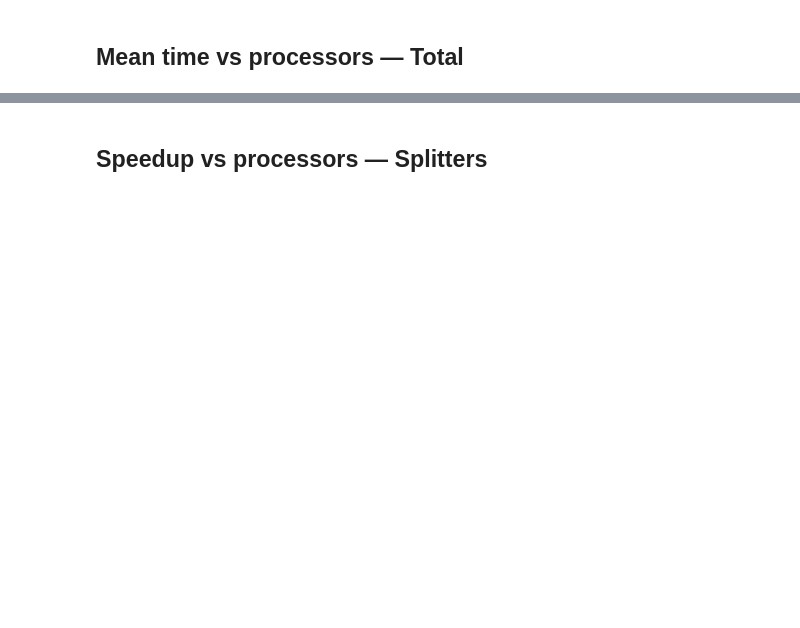
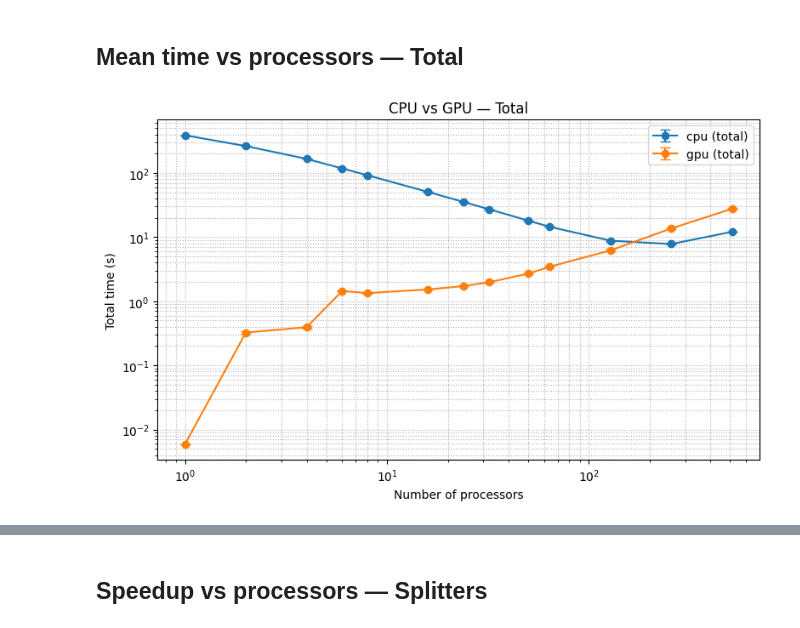
Before and after one commit to FernandoSchett/particles_pipeline_gpu, a Jupyter notebook: gen_results.ipynb, the cells around one changed output, grey strips where cells are left out. Saved outputs shown, nothing was run; the diff lists cells and outputs as text; code cells hidden in the pictures; blank space fills up the shorter version.

```diff
--- a/gen_results.ipynb
+++ b/gen_results.ipynb
@@ -169,13 +198,14 @@ savefig(results_dir, "generation_time")
 # %%
 plt.figure(figsize=(8,5))
 for dev in summary["device"].unique():
     sub = summary[summary["device"] == dev].sort_values("num_procs")
     plt.errorbar(sub["num_procs"], sub["total_mean"], yerr=sub["total_std"], marker="o", capsize=4, label=f"{dev} (total)")
 plt.xscale("log")
 plt.xlabel("Number of processors")
 plt.ylabel("Total time (s)")
+plt.yscale("log")
 plt.title("CPU vs GPU — Total")
 plt.legend(); plt.grid(True, which="both", ls=":")
 savefig(results_dir, "total_time")
-\# %% [markdown]
-# ## Speedup vs processors — Distribution
+# %% [output]
+[figure, added]
```
Also changed, not shown: parts of 16 cells of this notebook, 16 other files.
